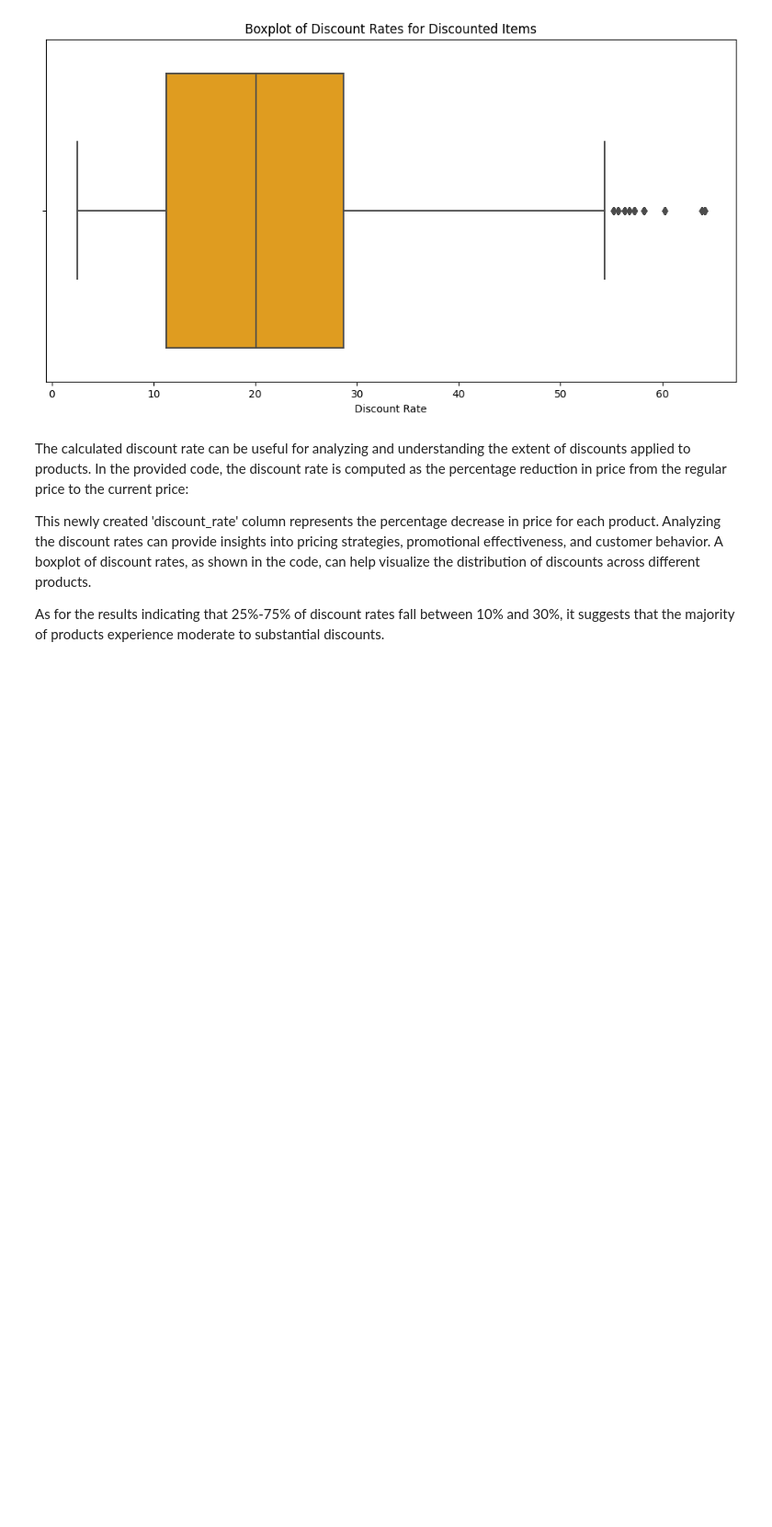
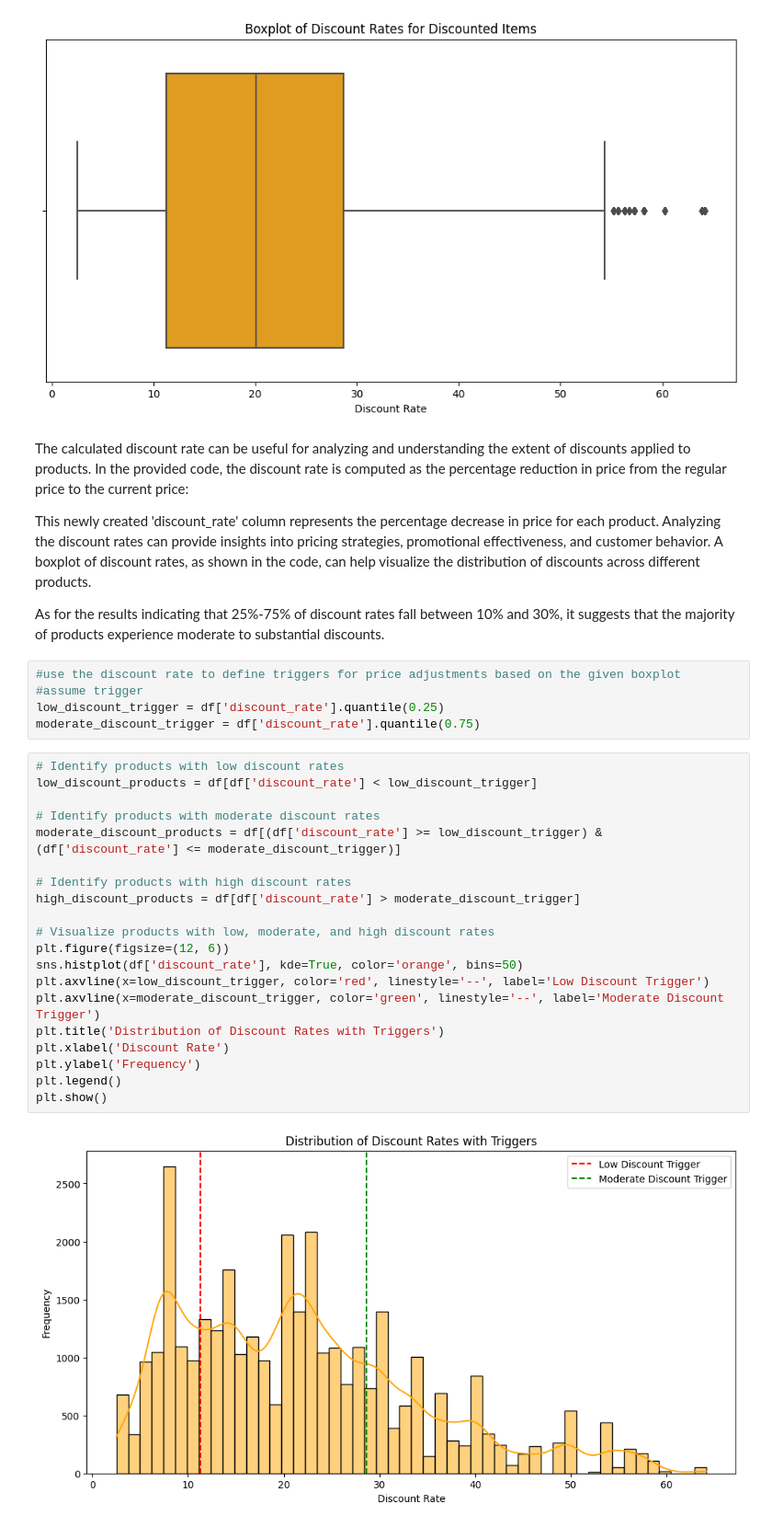
Before and after one commit to leningschulich/schulich_data_science, a Jupyter notebook: dynamic_pricing.ipynb, the cells around one changed output. Shown at 92% size. Saved outputs shown, nothing was run; the diff lists cells and outputs as text; blank space fills up the shorter version.

```diff
--- a/dynamic_pricing.ipynb
+++ b/dynamic_pricing.ipynb
@@ -315,3 +315,30 @@ The calculated discount rate can be useful for analyzing and understanding the e
 This newly created 'discount_rate' column represents the percentage decrease in price for each product. Analyzing the discount rates can provide insights into pricing strategies, promotional effectiveness, and customer behavior. A boxplot of discount rates, as shown in the code, can help visualize the distribution of discounts across different products.
 
 As for the results indicating that 25%-75% of discount rates fall between 10% and 30%, it suggests that the majority of products experience moderate to substantial discounts.
+# %%
+#use the discount rate to define triggers for price adjustments based on the given boxplot
+#assume trigger
+low_discount_trigger = df['discount_rate'].quantile(0.25)
+moderate_discount_trigger = df['discount_rate'].quantile(0.75)
+# %%
+# Identify products with low discount rates
+low_discount_products = df[df['discount_rate'] < low_discount_trigger]
+
+# Identify products with moderate discount rates
+moderate_discount_products = df[(df['discount_rate'] >= low_discount_trigger) & (df['discount_rate'] <= moderate_discount_trigger)]
+
+# Identify products with high discount rates
+high_discount_products = df[df['discount_rate'] > moderate_discount_trigger]
+
+# Visualize products with low, moderate, and high discount rates
+plt.figure(figsize=(12, 6))
+sns.histplot(df['discount_rate'], kde=True, color='orange', bins=50)
+plt.axvline(x=low_discount_trigger, color='red', linestyle='--', label='Low Discount Trigger')
+plt.axvline(x=moderate_discount_trigger, color='green', linestyle='--', label='Moderate Discount Trigger')
+plt.title('Distribution of Discount Rates with Triggers')
+plt.xlabel('Discount Rate')
+plt.ylabel('Frequency')
+plt.legend()
+plt.show()
+# %% [output]
+[figure, added]
```
